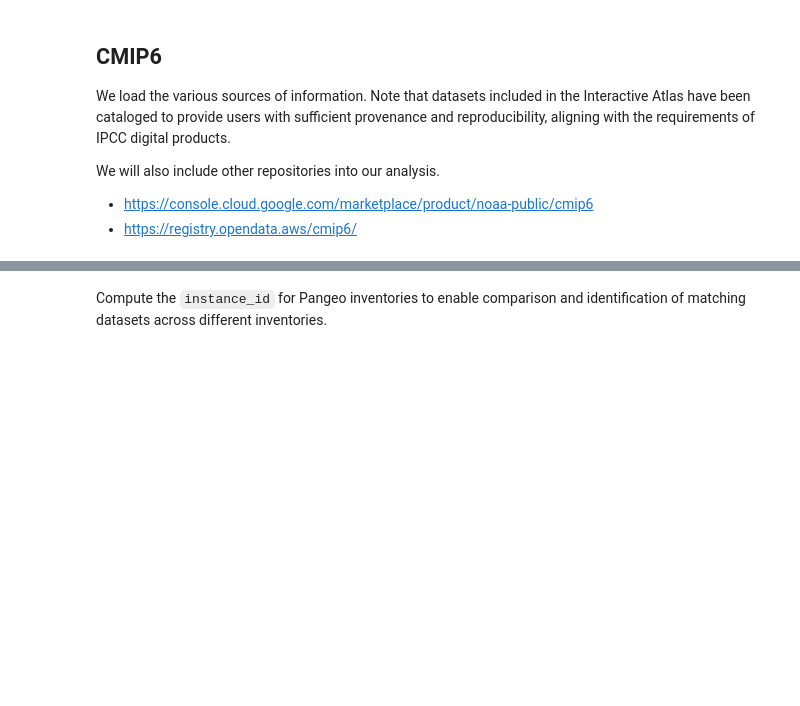
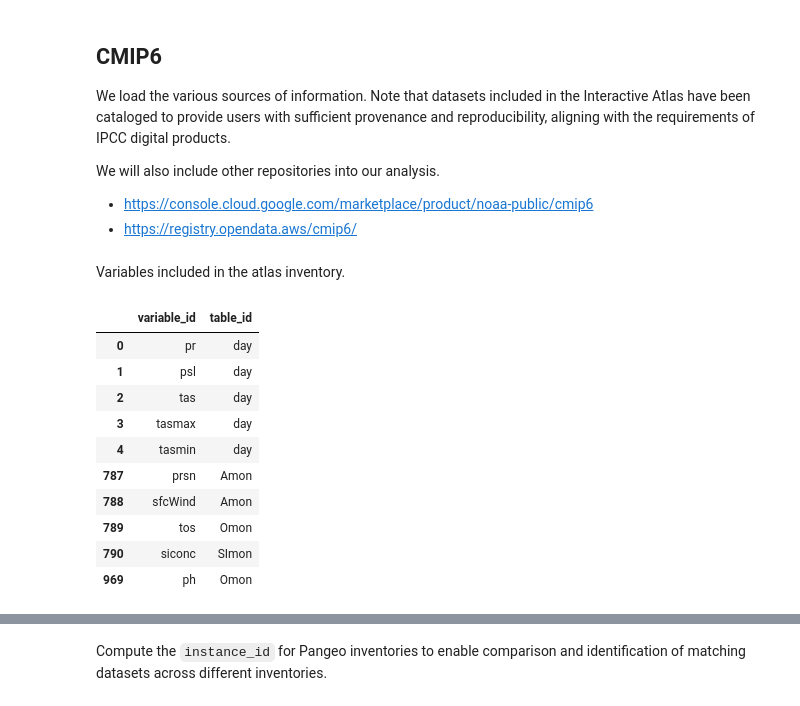
Before and after one commit to zequihg50/reproducibility-ipcc-atlas, a Jupyter notebook: main.ipynb, the cells around one changed output, grey strips where cells are left out. Saved outputs shown, nothing was run; the diff lists cells and outputs as text; code cells hidden in the pictures; blank space fills up the shorter version.

```diff
--- a/main.ipynb
+++ b/main.ipynb
@@ -33,0 +40,16 @@ pangeo_aws = pd.read_csv("pangeo-cmip6-aws-v20251218.csv.zip")
+# %% [markdown]
+Variables included in the atlas inventory.
+# %%
+atlas[["variable_id", "table_id"]].drop_duplicates()
+# %% [output]
+|  | variable_id | table_id |
+| 0 | pr | day |
+| 1 | psl | day |
+| 2 | tas | day |
+| 3 | tasmax | day |
+| 4 | tasmin | day |
+| 787 | prsn | Amon |
+| 788 | sfcWind | Amon |
+| 789 | tos | Omon |
+| 790 | siconc | SImon |
+| 969 | ph | Omon |
```
Also changed, not shown: parts of 19 cells of this notebook, 45 other files.
